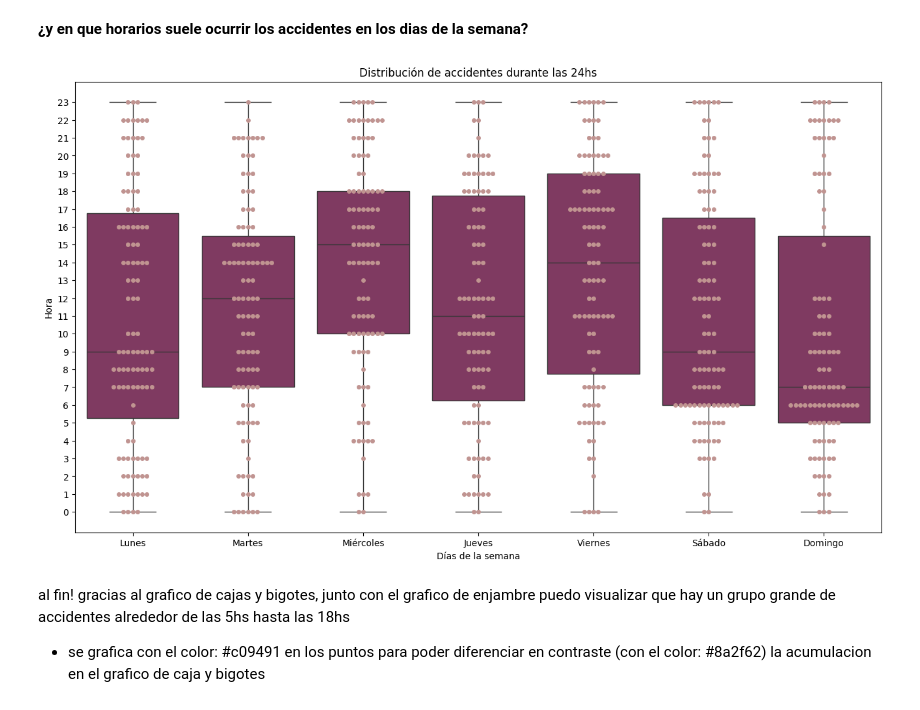
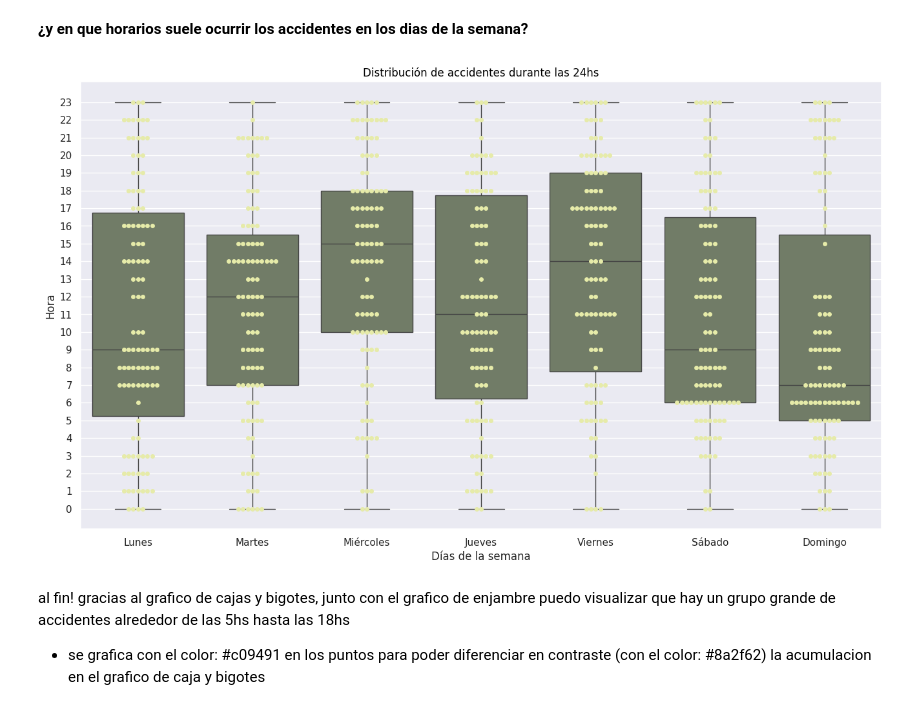
Before and after one commit to matiasbarriosled/PiDa2, a Jupyter notebook: EDA/EDA.ipynb, the cells around one changed output. Drawn from its saved outputs; the diff is of its cells as text; code cells hidden in the pictures.

```diff
--- a/EDA/EDA.ipynb
+++ b/EDA/EDA.ipynb
@@ -61,0 +65,15 @@ memory usage: 76.0+ KB
+# %%
+#usamos solo la columna 'Calle'
+calles = hechos['Calle']
+#realizamos un conteo de la cantidad de ocasiones en las que los accidentes ocurrieron en una determinada calle
+calles = calles.value_counts()
+#al ser mas de 200 resultados realizamos un filtrado para ver aquellas que tienen mayor cantidad de accidentes (en este caso + o igual a 10)
+calles = calles[calles>=10]
+
+figura = plt.figure(figsize=(10,8))
+figura.patch.set_facecolor('#bcd8bf')
+plt.title('Calles con frecuentes accidentes')
+sns.set_theme(style="darkgrid")
+sns.barplot(y=calles.keys(), x=calles.values, color='#69b3a2')
+plt.tight_layout()
+plt.show
@@ -61,0 +128,19 @@ memory usage: 76.0+ KB
+# %%
+# Crear el gráfico
+figura = plt.figure(figsize=(15, 10))
+figura.patch.set_color('#112121')
+
+sns.set_theme(style="dark")
+scatter = sns.scatterplot(x='Longitud', y='Latitud', hue='Comuna', palette='dark', data=comunas, size="N_victimas", sizes=(50, 500))
+scatter.set_facecolor('#101311')
+
+# Añadir título y etiquetas
+plt.title('Ubicaciones por Comuna', color='#e2d9c2')
+
+# Mostrar el gráfico
+plt.legend(title='COMUNAS', bbox_to_anchor=(1.05, 1), loc='upper left')
+plt.xticks(rotation=0,ha='right', color='#ceeff9')
+plt.yticks(color='#ceeff9')
+plt.xlabel('Longitud', color='white')
+plt.ylabel('Latitud', color='white')
+plt.show()
@@ -108,7 +199,7 @@ victimas_por_mes
 72 rows × 3 columns
 # %%
 anios = victimas_por_mes['Año'].unique()  # Puedes agregar más años a esta lista
-
+sns.set_theme(style='darkgrid')
 # Crear una figura con subplots para cada año
 fig, axes = plt.subplots(len(anios), 1, figsize=(9, 16))  # Ajustar el tamaño según sea necesario
 
@@ -228,25 +318,25 @@ dias_hora = dias_hora.sort_values(by=['Dia']).reset_index(drop=True)
 # %%
 import pandas as pd
 import seaborn as sns
 import matplotlib.pyplot as plt
 
 # Crear gráfico de violín
 plt.figure(figsize=(16, 9))
-sns.boxplot(x='Dia', y='Hora', data=dias_hora, color='#8a2f62')
+sns.boxplot(x='Dia', y='Hora', data=dias_hora, color='#718063')
 
 # Agregar los puntos
-sns.swarmplot(x='Dia',y='Hora', data=dias_hora, color='#c09491')
+sns.swarmplot(x='Dia',y='Hora', data=dias_hora, color='#e6eba9')
 
 # Personalizar el gráfico
 plt.title('Distribución de accidentes durante las 24hs', color='black')
 plt.xlabel('Días de la semana')
 plt.ylabel('Hora')
 plt.yticks(range(24))
 
 # Mostrar el gráfico
 plt.show()
 # %% [output]
-[figure, old version]
+[figure, new version]
 # %% [markdown]
 al fin! gracias al grafico de cajas y bigotes, junto con el grafico de enjambre puedo visualizar que hay un grupo grande de accidentes alrededor de las 5hs hasta las 18hs
 + se grafica con el color: #c09491 en los puntos para poder diferenciar en contraste (con el color: #8a2f62) la acumulacion en el grafico de caja y bigotes
```
Also changed, not shown: parts of 31 cells of this notebook.
